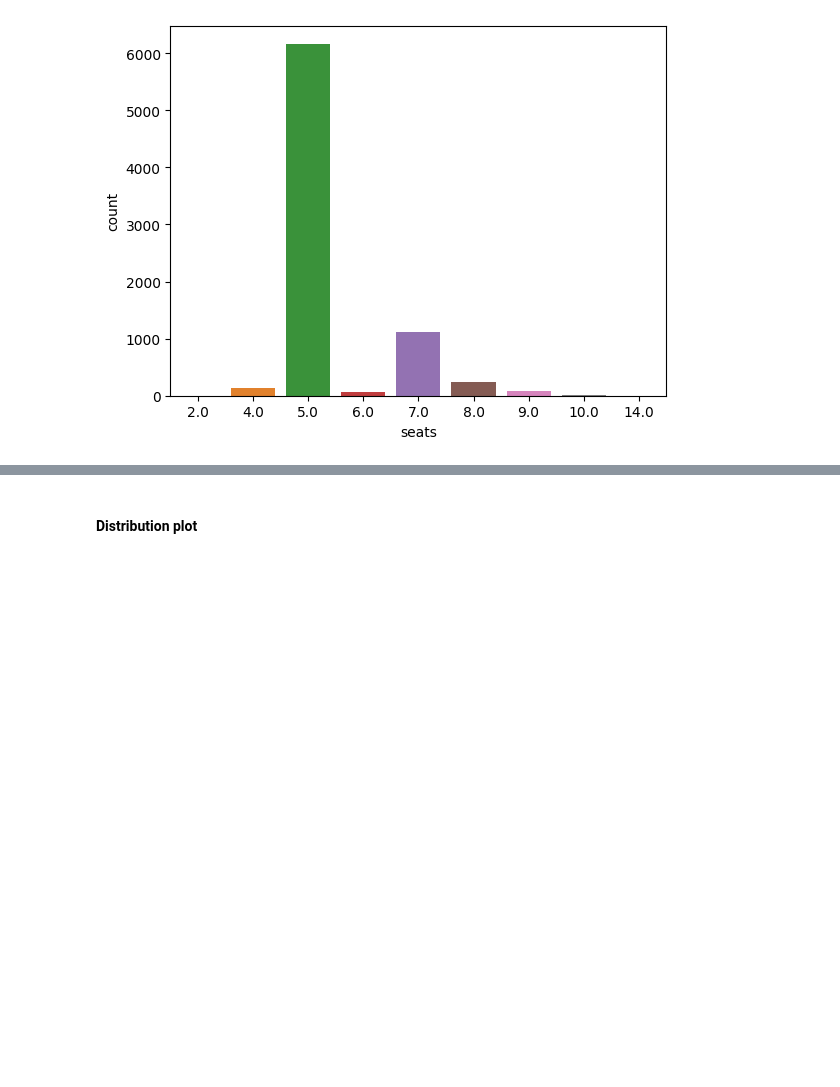
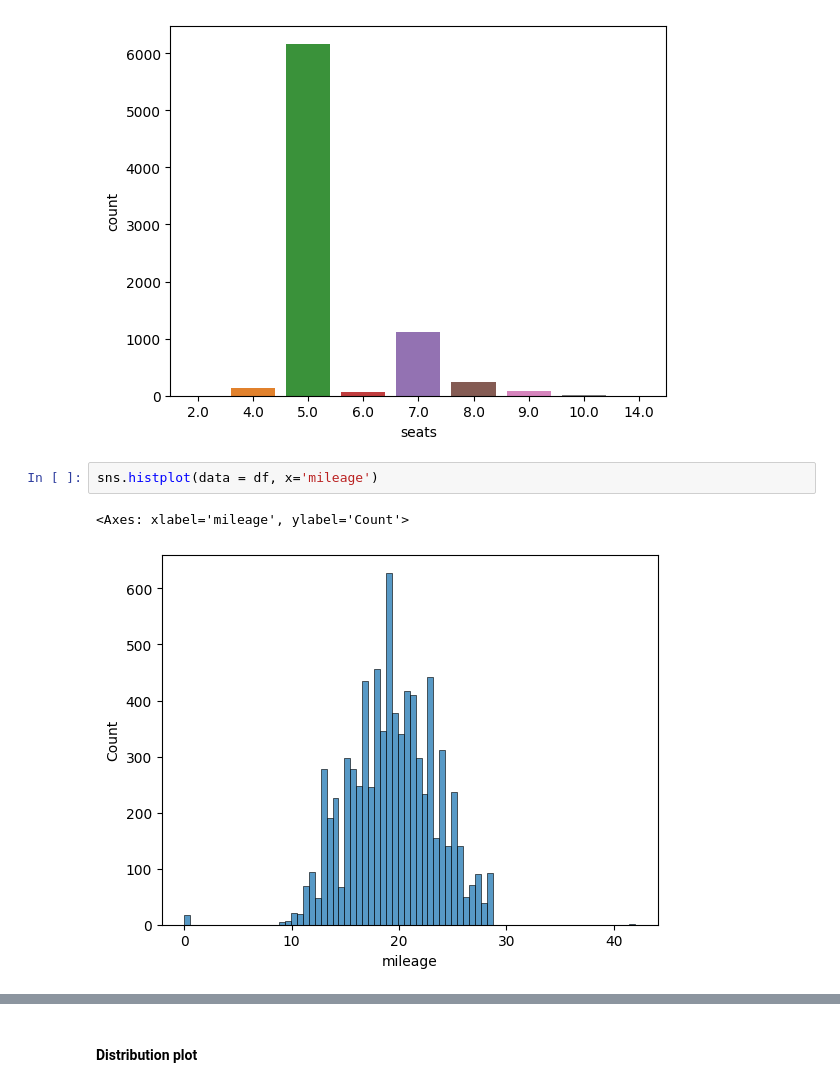
Before and after one commit to rachelT2/ML_assignment1, a Jupyter notebook: 01 - Car_prediction.ipynb, the cells around one changed output, grey strips where cells are left out. Cells and saved outputs as stored; diff of their text form; blank space fills up the shorter version.

```diff
--- a/01 - Car_prediction.ipynb
+++ b/01 - Car_prediction.ipynb
@@ -214,3 +214,8 @@ sns.countplot(data = df, x='seats')
 # %% [output]
 <Axes: xlabel='seats', ylabel='count'>
 [figure]
+# %%
+sns.histplot(data = df, x='mileage')
+# %% [output]
+<Axes: xlabel='mileage', ylabel='Count'>
+[figure, added]
```
Also changed, not shown: parts of 14 cells of this notebook, 3 other files.
